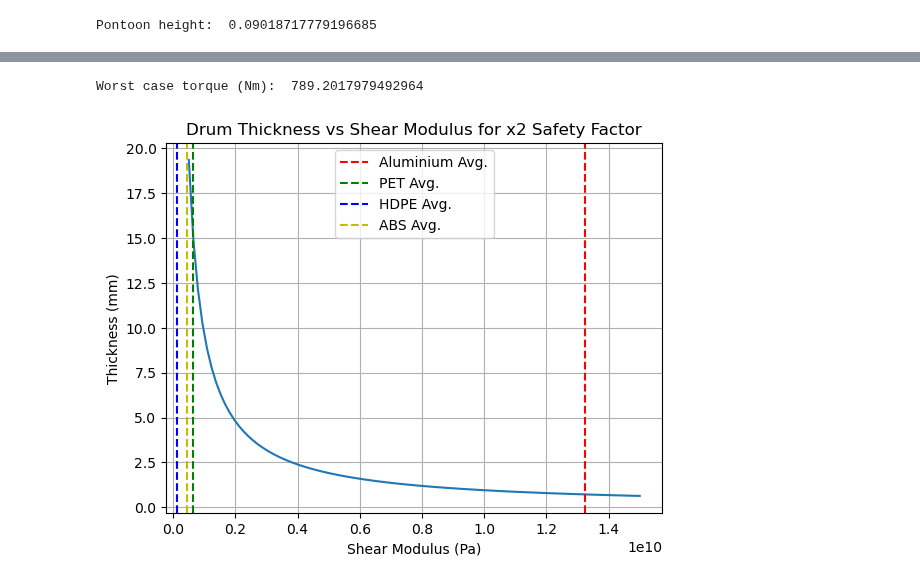
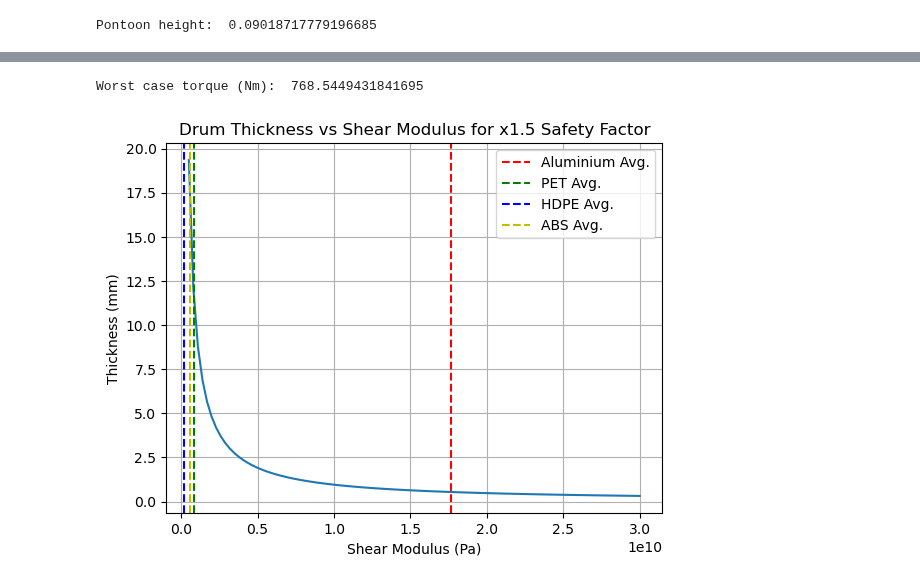
Before and after one commit to pilipb/DP5-code, a Jupyter notebook: main.ipynb, the cells around one changed output, grey strips where cells are left out. Saved outputs shown, nothing was run; the diff lists cells and outputs as text; code cells hidden in the pictures.

Commit message:
added ollys code - double check shear wall calc

```diff
--- a/main.ipynb
+++ b/main.ipynb
@@ -6,11 +6,11 @@ from mech_module import *
 from power_calcs import *
 # %%
 # define river speed and power requirements (the RPM is calculated from the river velocity)
-foil_width = 1.8/4
 river_vel = 1
-turbine_width = 1.2
-turbine_diameter = 1.2
+turbine_width = 1
+turbine_diameter = 1.1
 pontoon_length = 1.8
+foil_width = pontoon_length/4
 r_drum = 0.425/2
 
 print('blade area: ', str(turbine_width*(turbine_diameter/2 - r_drum)))
@@ -162,7 +168,7 @@ efficiency = efficiency * drive_efficiency
 print('Overall Efficiency: ', efficiency)
 
 # calculate the area required for the turbine
-_, _, _, area, _ = power_calc(efficiency=efficiency,V=river_vel,P=power_required)
+_, _, _, area, _ = power_calc(efficiency=efficiency,V=1.5,P=power_required)
 print('Area required (m^2): ', area)
 # %% [output]
 Drive efficiency:  0.855
@@ -206,32 +212,32 @@ plt.show()
 # using dimensions and inputs calculate the torque on the drive shaft
 
 # calculate the torque on the drive shaft
-torque_val = torque(worst_case_vel,turbine_diameter,r_drum, turbine_width/2,RPM)
+torque_val = torque(3.5,turbine_diameter,r_drum, turbine_width/2,RPM)
 print('Worst case torque (Nm): ', torque_val)
 # %% [output]
-Worst case torque (Nm):  789.2017979492964
+Worst case torque (Nm):  768.5449431841695
 # %%
 # drum calculations
 thickness, shear_strength_mpa, yield_strength_mpa, shear_mod, cost = drum_calc(G=26.5e9, w=3229, l_blade=0.6, l_drum = 1.2, R=200e-3, rho_mat = 2910, cpkg = 3.04)
 
 # plot G vs thickness
-Gs = np.linspace(0.5e9, 15e9, 100)
+Gs = np.linspace(0.5e9, 30e9, 100)
 thicknesses = []
 for g in Gs:
-    val,_,_,_,_ = drum_strength(G=g, w=3229, l_blade=0.6, l_drum = 1.2, R=200e-3, rho_mat = 2910, cpkg = 3.04)
+    val,_,_,_,_ = drum_calc(G=g, w=3229, l_blade=0.6, l_drum = 1.2, R=200e-3, rho_mat = 2910, cpkg = 3.04)
     thicknesses.append(val)
 
 plt.plot(Gs,thicknesses)
 plt.xlabel('Shear Modulus (Pa)')
 plt.ylabel('Thickness (mm)')
 plt.grid()
 # plot vertical line at G = 26.5GPa for Aluminium
-plt.axvline(x=26.5e9/2, color='r', linestyle='--', label='Aluminium Avg.')
-plt.axvline(x=1.242e9/2, color='g', linestyle='--', label='PET Avg.')
-plt.axvline(x=0.266e9/2, color='b', linestyle='--', label='HDPE Avg.')
-plt.axvline(x=0.8635e9/2, color='y', linestyle='--', label='ABS Avg.')
+plt.axvline(x=26.5e9/1.5, color='r', linestyle='--', label='Aluminium Avg.')
+plt.axvline(x=1.242e9/1.5, color='g', linestyle='--', label='PET Avg.')
+plt.axvline(x=0.266e9/1.5, color='b', linestyle='--', label='HDPE Avg.')
+plt.axvline(x=0.8635e9/1.5, color='y', linestyle='--', label='ABS Avg.')
 plt.legend()
-plt.title('Drum Thickness vs Shear Modulus for x2 Safety Factor')
+plt.title('Drum Thickness vs Shear Modulus for x1.5 Safety Factor')
 plt.show()
 # %% [output]
-[figure, old version]
+[figure, new version]
```
Also changed, not shown: parts of 13 cells of this notebook, 1 other file.
